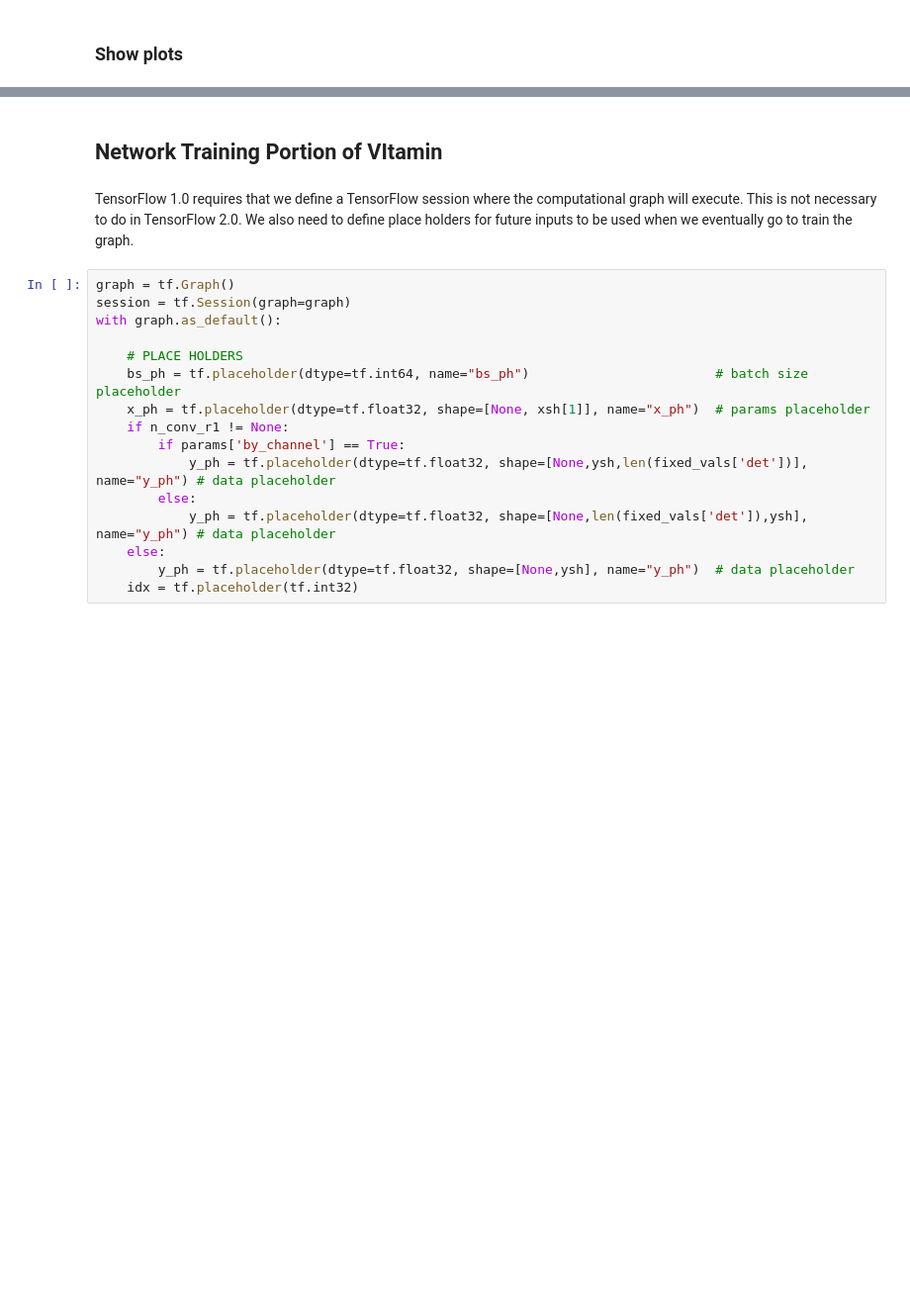
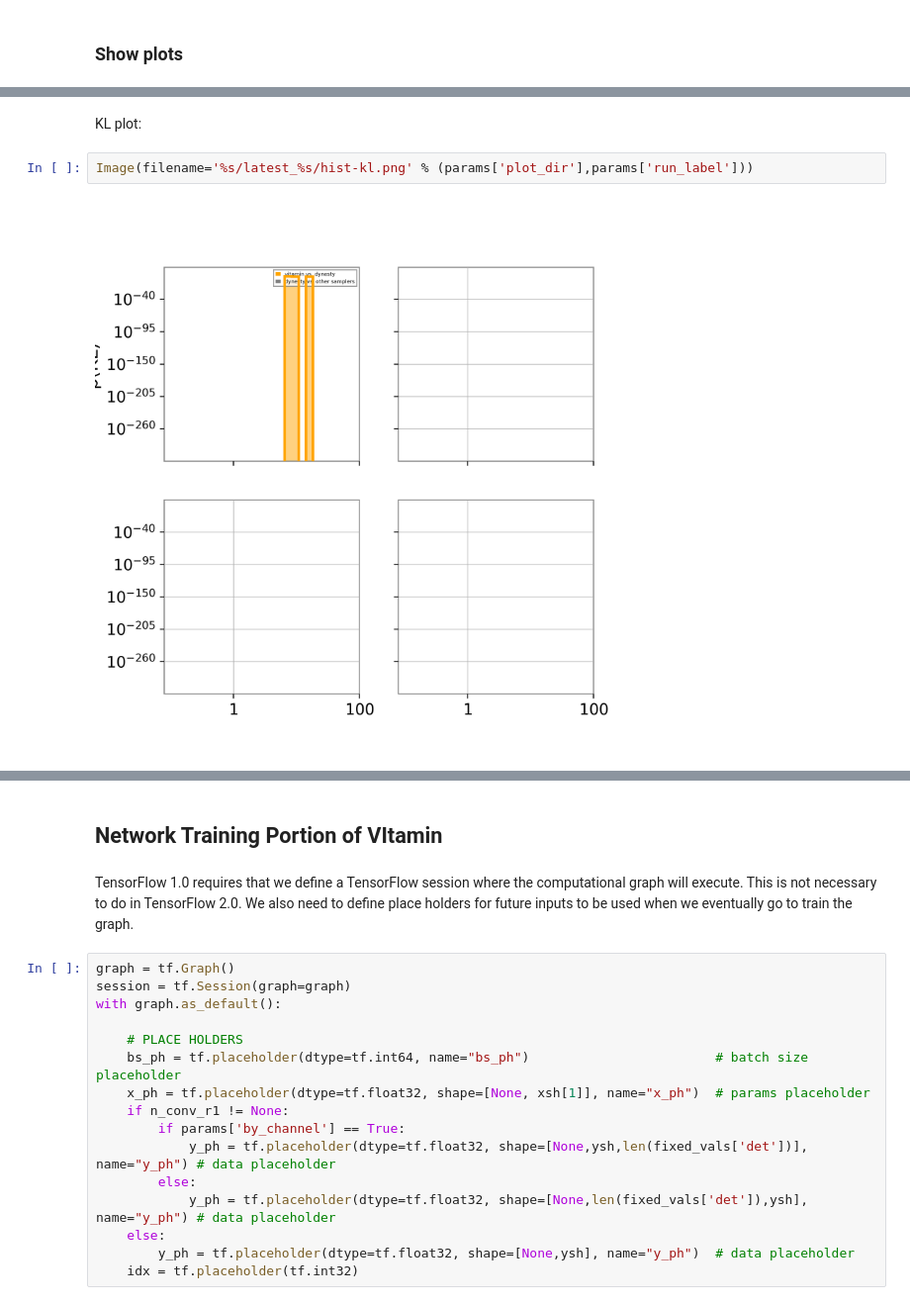
Before and after one commit to hagabbar/OzGrav_demo, a Jupyter notebook: OzGrav_VItamin_demo.ipynb, the cells around one changed output, grey strips where cells are left out. Shown at 99% size. Cells and saved outputs as stored; diff of their text form; blank space fills up the shorter version.

```diff
--- a/OzGrav_VItamin_demo.ipynb
+++ b/OzGrav_VItamin_demo.ipynb
@@ -307,0 +418,6 @@ This will produce three sets of plots. Corner plots comparing VItamin samples wi
+# %% [markdown]
+KL plot:
+# %%
+Image(filename='%s/latest_%s/hist-kl.png' % (params['plot_dir'],params['run_label']))
+# %% [output]
+[figure, added]
```
Also changed, not shown: parts of 27 cells of this notebook.
